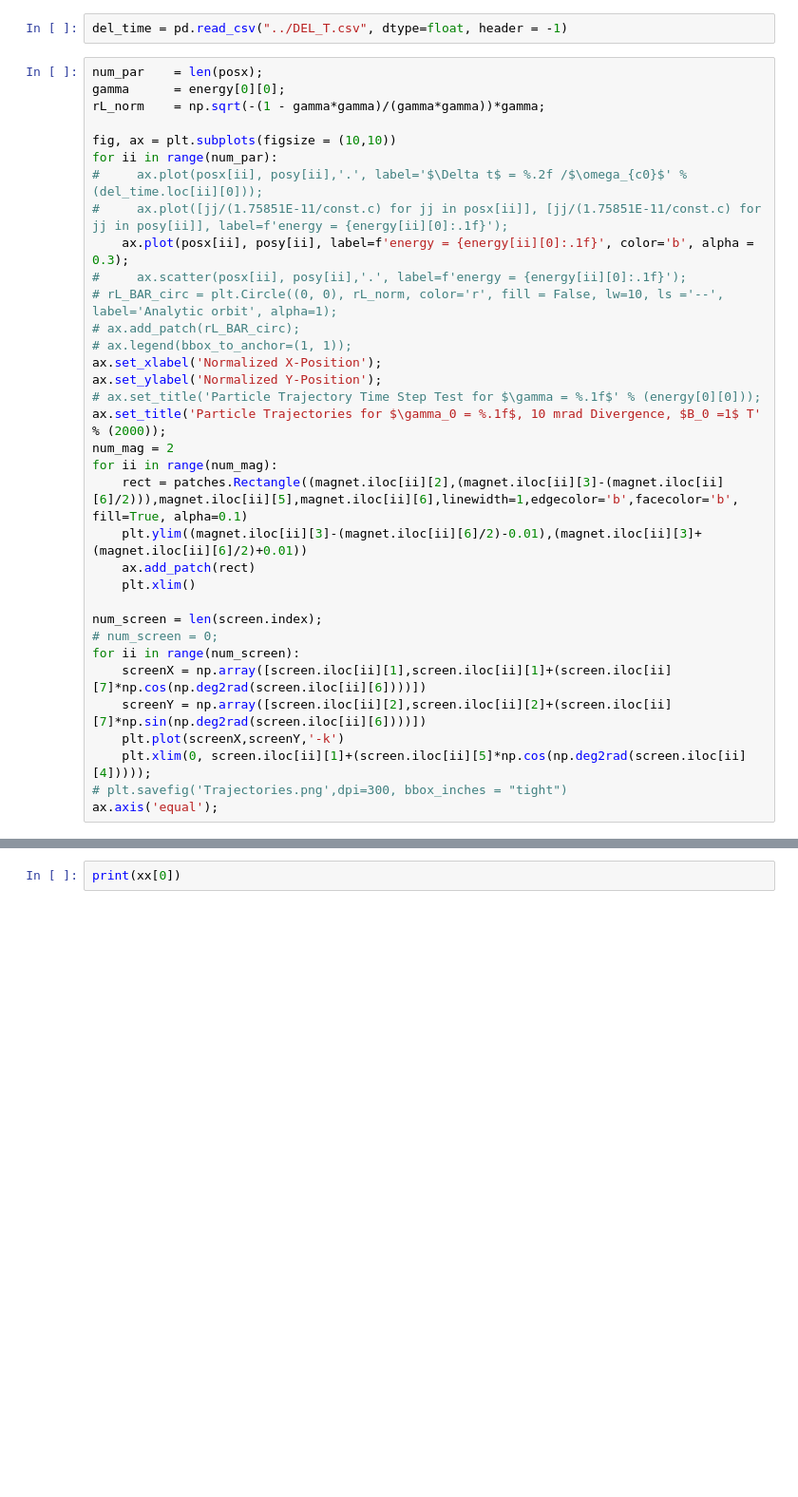
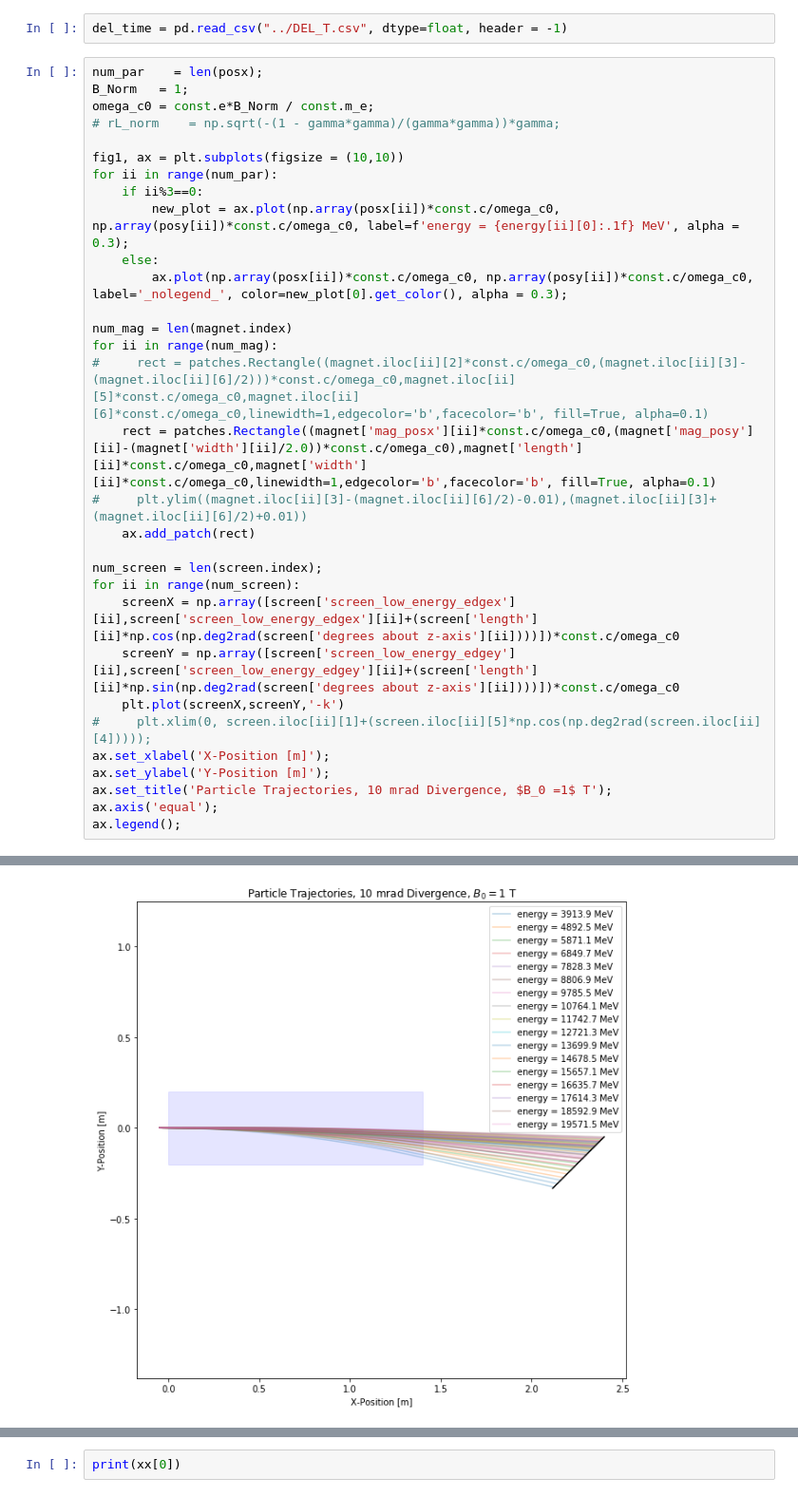
Before and after one commit to jcardar/MagnetSpec_ParticleTracker, a Jupyter notebook: continuous_field/data/analysis/analysis_mag_spec.ipynb, the cells around one changed output, grey strips where cells are left out. Shown at 95% size. Cells and saved outputs as stored; diff of their text form; blank space fills up the shorter version.

```diff
--- a/continuous_field/data/analysis/analysis_mag_spec.ipynb
+++ b/continuous_field/data/analysis/analysis_mag_spec.ipynb
@@ -104,36 +104,33 @@ screen = pd.read_csv("../SCREENS.csv")
 del_time = pd.read_csv("../DEL_T.csv", dtype=float, header = -1)
 # %%
 num_par    = len(posx);
-gamma      = energy[0][0];
-rL_norm    = np.sqrt(-(1 - gamma*gamma)/(gamma*gamma))*gamma;
+B_Norm   = 1;
+omega_c0 = const.e*B_Norm / const.m_e;
+# rL_norm    = np.sqrt(-(1 - gamma*gamma)/(gamma*gamma))*gamma;
 
-fig, ax = plt.subplots(figsize = (10,10))
+fig1, ax = plt.subplots(figsize = (10,10))
 for ii in range(num_par):
-#     ax.plot(posx[ii], posy[ii],'.', label='$\Delta t$ = %.2f /$\omega_{c0}$' % (del_time.loc[ii][0]));
-#     ax.plot([jj/(1.75851E-11/const.c) for jj in posx[ii]], [jj/(1.75851E-11/const.c) for jj in posy[ii]], label=f'energy = {energy[ii][0]:.1f}');
-    ax.plot(posx[ii], posy[ii], label=f'energy = {energy[ii][0]:.1f}', color='b', alpha = 0.3);
-#     ax.scatter(posx[ii], posy[ii],'.', label=f'energy = {energy[ii][0]:.1f}');
-# rL_BAR_circ = plt.Circle((0, 0), rL_norm, color='r', fill = False, lw=10, ls ='--', label='Analytic orbit', alpha=1);
-# ax.add_patch(rL_BAR_circ);
-# ax.legend(bbox_to_anchor=(1, 1));
-ax.set_xlabel('Normalized X-Position');
-ax.set_ylabel('Normalized Y-Position');
-# ax.set_title('Particle Trajectory Time Step Test for $\gamma = %.1f$' % (energy[0][0]));
-ax.set_title('Particle Trajectories for $\gamma_0 = %.1f$, 10 mrad Divergence, $B_0 =1$ T' % (2000));
-num_mag = 2
+    if ii%3==0:
+        new_plot = ax.plot(np.array(posx[ii])*const.c/omega_c0, np.array(posy[ii])*const.c/omega_c0, label=f'energy = {energy[ii][0]:.1f} MeV', alpha = 0.3);
+    else:
+        ax.plot(np.array(posx[ii])*const.c/omega_c0, np.array(posy[ii])*const.c/omega_c0, label='_nolegend_', color=new_plot[0].get_color(), alpha = 0.3);
+
+num_mag = len(magnet.index)
 for ii in range(num_mag):
-    rect = patches.Rectangle((magnet.iloc[ii][2],(magnet.iloc[ii][3]-(magnet.iloc[ii][6]/2))),magnet.iloc[ii][5],magnet.iloc[ii][6],linewidth=1,edgecolor='b',facecolor='b', fill=True, alpha=0.1)
-    plt.ylim((magnet.iloc[ii][3]-(magnet.iloc[ii][6]/2)-0.01),(magnet.iloc[ii][3]+(magnet.iloc[ii][6]/2)+0.01))
+#     rect = patches.Rectangle((magnet.iloc[ii][2]*const.c/omega_c0,(magnet.iloc[ii][3]-(magnet.iloc[ii][6]/2)))*const.c/omega_c0,magnet.iloc[ii][5]*const.c/omega_c0,magnet.iloc[ii][6]*const.c/omega_c0,linewidth=1,edgecolor='b',facecolor='b', fill=True, alpha=0.1)
+    rect = patches.Rectangle((magnet['mag_posx'][ii]*const.c/omega_c0,(magnet['mag_posy'][ii]-(magnet['width'][ii]/2.0))*const.c/omega_c0),magnet['length'][ii]*const.c/omega_c0,magnet['width'][ii]*const.c/omega_c0,linewidth=1,edgecolor='b',facecolor='b', fill=True, alpha=0.1)
+#     plt.ylim((magnet.iloc[ii][3]-(magnet.iloc[ii][6]/2)-0.01),(magnet.iloc[ii][3]+(magnet.iloc[ii][6]/2)+0.01))
     ax.add_patch(rect)
-    plt.xlim()
 
 num_screen = len(screen.index);
-# num_screen = 0;
 for ii in range(num_screen):
-    screenX = np.array([screen.iloc[ii][1],screen.iloc[ii][1]+(screen.iloc[ii][7]*np.cos(np.deg2rad(screen.iloc[ii][6])))])
-    screenY = np.array([screen.iloc[ii][2],screen.iloc[ii][2]+(screen.iloc[ii][7]*np.sin(np.deg2rad(screen.iloc[ii][6])))])
+    screenX = np.array([screen['screen_low_energy_edgex'][ii],screen['screen_low_energy_edgex'][ii]+(screen['length'][ii]*np.cos(np.deg2rad(screen['degrees about z-axis'][ii])))])*const.c/omega_c0
+    screenY = np.array([screen['screen_low_energy_edgey'][ii],screen['screen_low_energy_edgey'][ii]+(screen['length'][ii]*np.sin(np.deg2rad(screen['degrees about z-axis'][ii])))])*const.c/omega_c0
     plt.plot(screenX,screenY,'-k')
-    plt.xlim(0, screen.iloc[ii][1]+(screen.iloc[ii][5]*np.cos(np.deg2rad(screen.iloc[ii][4]))));
-# plt.savefig('Trajectories.png',dpi=300, bbox_inches = "tight")
+#     plt.xlim(0, screen.iloc[ii][1]+(screen.iloc[ii][5]*np.cos(np.deg2rad(screen.iloc[ii][4]))));
+ax.set_xlabel('X-Position [m]');
+ax.set_ylabel('Y-Position [m]');
+ax.set_title('Particle Trajectories, 10 mrad Divergence, $B_0 =1$ T');
 ax.axis('equal');
+ax.legend();
 # %% [output]
@@ -141,0 +137 @@ ax.axis('equal');
+[figure, added]
```
Also changed, not shown: parts of 7 cells of this notebook.
